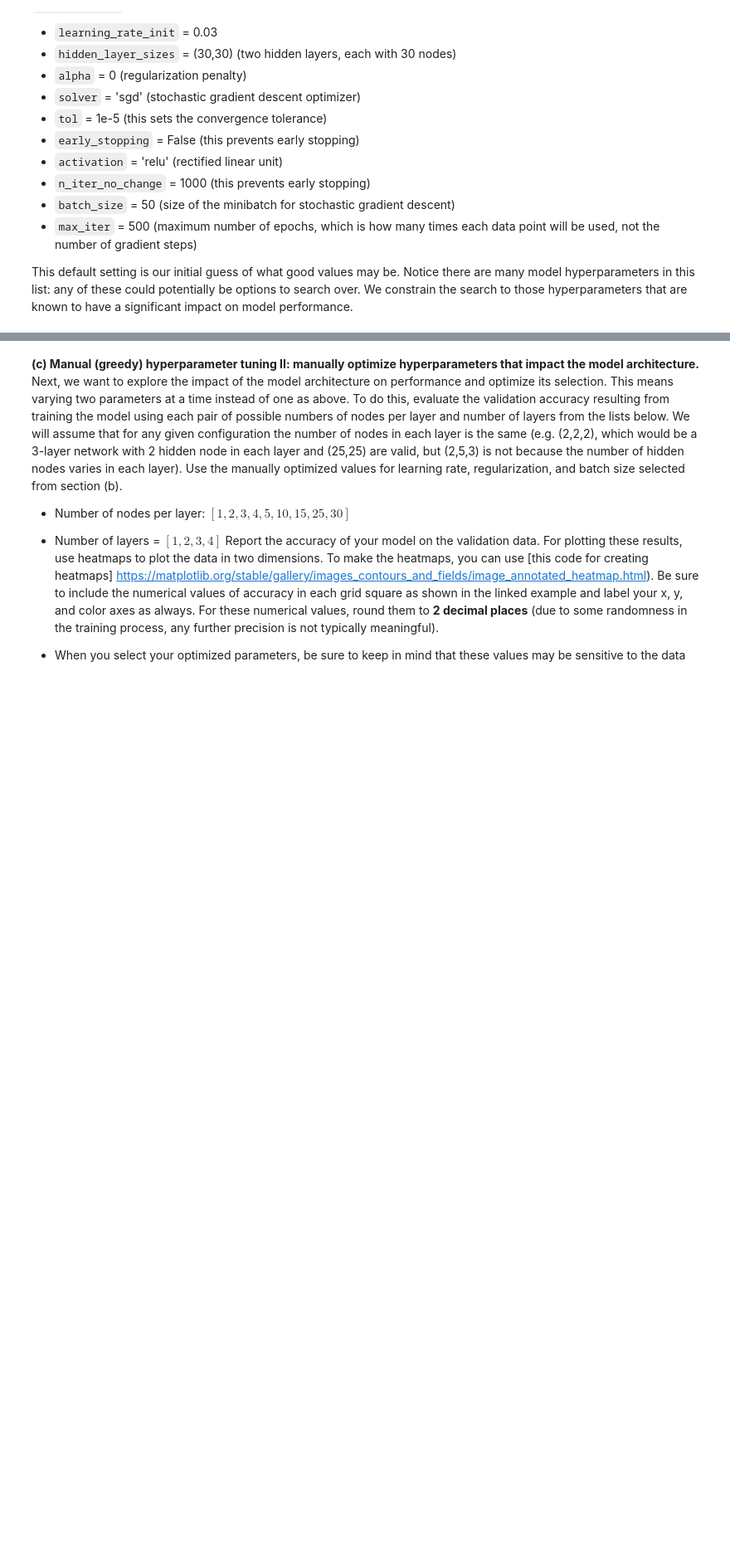
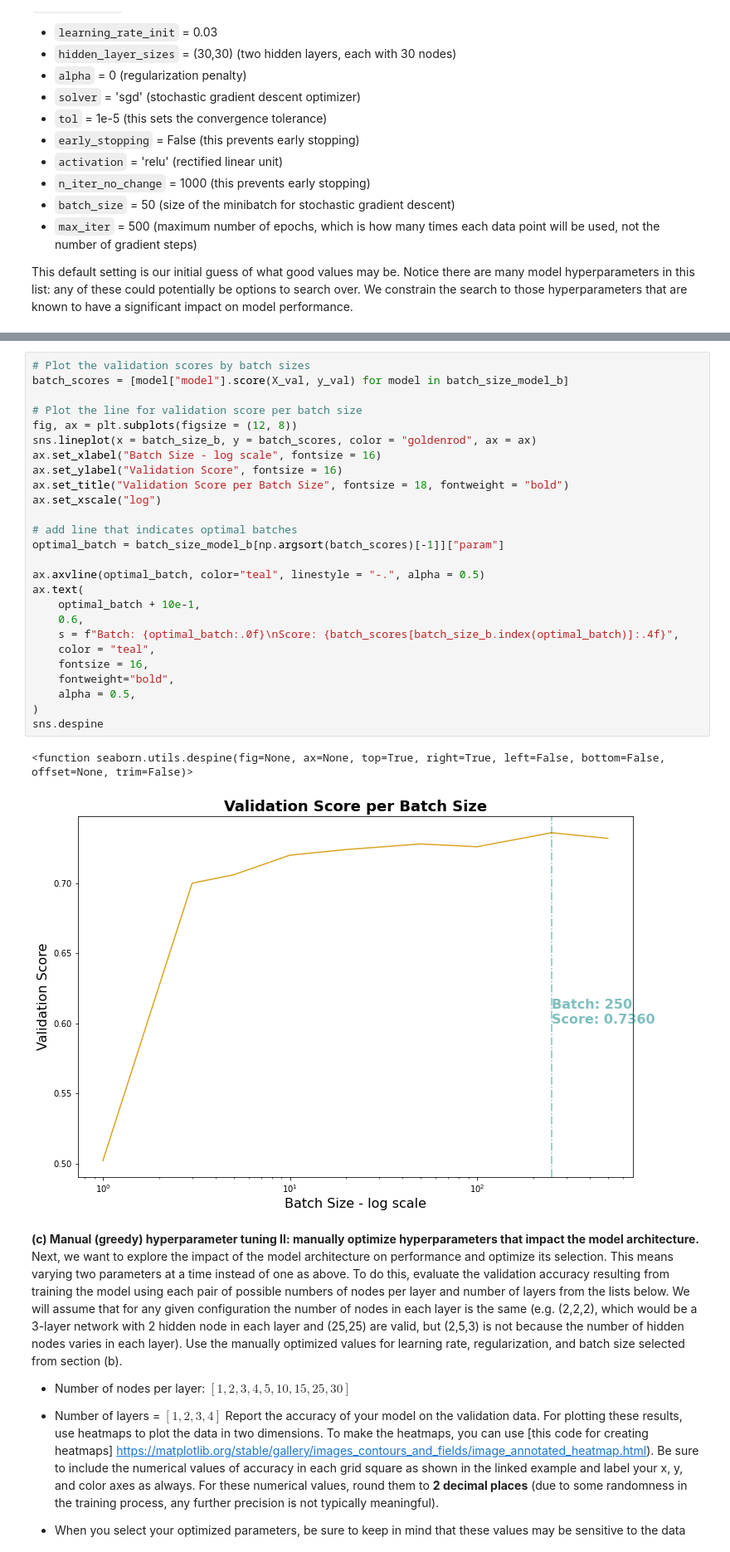
Before and after one commit to FR-Schwartz/ids705, a Jupyter notebook: assignments/Assignment_4.ipynb, the cells around one changed output, grey strips where cells are left out. Shown: that part at 83% size. Drawn from its saved outputs; the diff is of its cells as text; blank space fills up the shorter version.

```diff
--- a/assignments/Assignment_4.ipynb
+++ b/assignments/Assignment_4.ipynb
@@ -202,3 +610,32 @@ For each of these cases:
+# %%
+# Plot the validation scores by batch sizes
+batch_scores = [model["model"].score(X_val, y_val) for model in batch_size_model_b]
+
+# Plot the line for validation score per batch size
+fig, ax = plt.subplots(figsize = (12, 8))
+sns.lineplot(x = batch_size_b, y = batch_scores, color = "goldenrod", ax = ax)
+ax.set_xlabel("Batch Size - log scale", fontsize = 16)
+ax.set_ylabel("Validation Score", fontsize = 16)
+ax.set_title("Validation Score per Batch Size", fontsize = 18, fontweight = "bold")
+ax.set_xscale("log")
+
+# add line that indicates optimal batches
+optimal_batch = batch_size_model_b[np.argsort(batch_scores)[-1]]["param"]
+
+ax.axvline(optimal_batch, color="teal", linestyle = "-.", alpha = 0.5)
+ax.text(
+    optimal_batch + 10e-1,
+    0.6,
+    s = f"Batch: {optimal_batch:.0f}\nScore: {batch_scores[batch_size_b.index(optimal_batch)]:.4f}",
+    color = "teal",
+    fontsize = 16,
+    fontweight="bold",
+    alpha = 0.5,
+)
+sns.despine
+# %% [output]
+<function seaborn.utils.despine(fig=None, ax=None, top=True, right=True, left=False, bottom=False, offset=None, trim=False)>
+[figure, added]
 # %% [markdown]
 **(c) Manual (greedy) hyperparameter tuning II: manually optimize hyperparameters that impact the model architecture.** Next, we want to explore the impact of the model architecture on performance and optimize its selection. This means varying two parameters at a time instead of one as above. To do this, evaluate the validation accuracy resulting from training the model using each pair of possible numbers of nodes per layer and number of layers from the lists below. We will assume that for any given configuration the number of nodes in each layer is the same (e.g. (2,2,2), which would be a 3-layer network with 2 hidden node in each layer and (25,25) are valid, but (2,5,3) is not because the number of hidden nodes varies in each layer). Use the manually optimized values for learning rate, regularization, and batch size selected from section (b).
 - Number of nodes per layer: $[1,2,3,4,5,10,15,25,30]$
```
Also changed, not shown: parts of 49 cells of this notebook, 1 other file.
